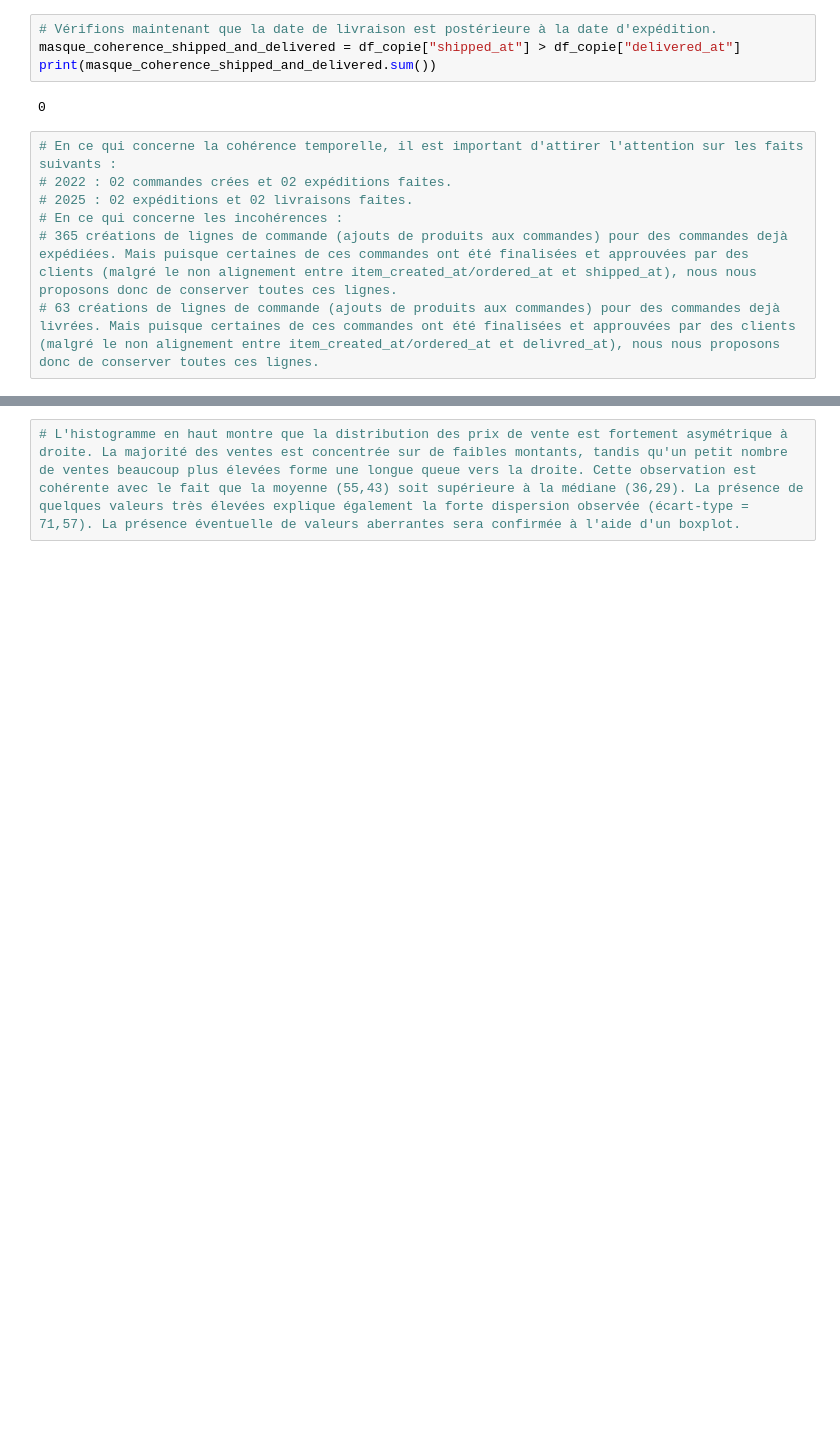
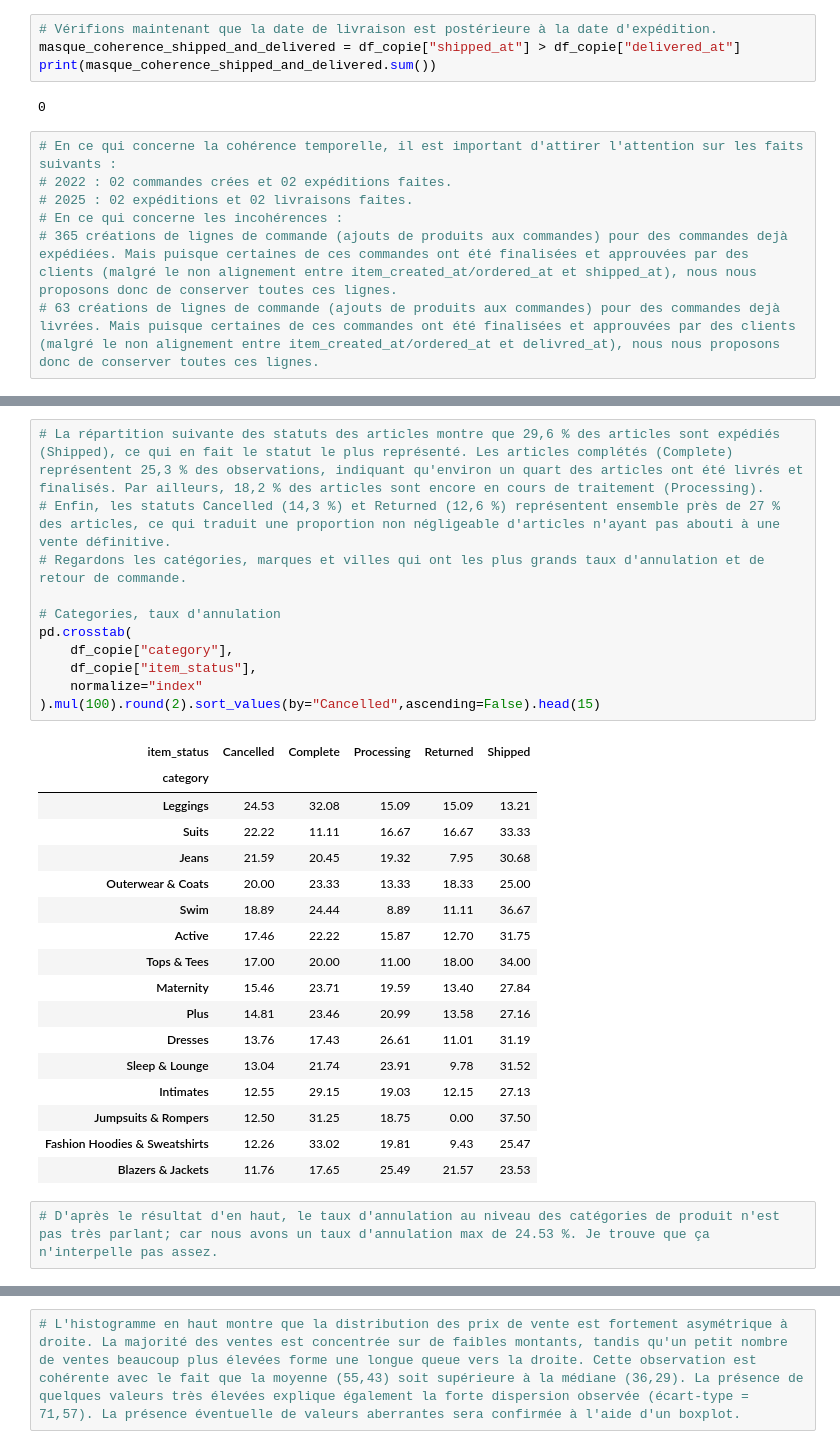
Before and after one commit to glimaleba/projet_thelook, a Jupyter notebook: notebooks/01_EDA_python.ipynb, the cells around one changed output, grey strips where cells are left out. Drawn from its saved outputs; the diff is of its cells as text; blank space fills up the shorter version.

```diff
--- a/notebooks/01_EDA_python.ipynb
+++ b/notebooks/01_EDA_python.ipynb
@@ -377,0 +369,31 @@ print(masque_coherence_shipped_and_delivered.sum())
+# %%
+# La répartition suivante des statuts des articles montre que 29,6 % des articles sont expédiés (Shipped), ce qui en fait le statut le plus représenté. Les articles complétés (Complete) représentent 25,3 % des observations, indiquant qu'environ un quart des articles ont été livrés et finalisés. Par ailleurs, 18,2 % des articles sont encore en cours de traitement (Processing).
+# Enfin, les statuts Cancelled (14,3 %) et Returned (12,6 %) représentent ensemble près de 27 % des articles, ce qui traduit une proportion non négligeable d'articles n'ayant pas abouti à une vente définitive.
+# Regardons les catégories, marques et villes qui ont les plus grands taux d'annulation et de retour de commande.
+
+# Categories, taux d'annulation
+pd.crosstab(
+    df_copie["category"],
+    df_copie["item_status"],
+    normalize="index"
+).mul(100).round(2).sort_values(by="Cancelled",ascending=False).head(15)
+# %% [output]
+| item_status | Cancelled | Complete | Processing | Returned | Shipped |
+| category |  |  |  |  |  |
+| Leggings | 24.53 | 32.08 | 15.09 | 15.09 | 13.21 |
+| Suits | 22.22 | 11.11 | 16.67 | 16.67 | 33.33 |
+| Jeans | 21.59 | 20.45 | 19.32 | 7.95 | 30.68 |
+| Outerwear & Coats | 20.00 | 23.33 | 13.33 | 18.33 | 25.00 |
+| Swim | 18.89 | 24.44 | 8.89 | 11.11 | 36.67 |
+| Active | 17.46 | 22.22 | 15.87 | 12.70 | 31.75 |
+| Tops & Tees | 17.00 | 20.00 | 11.00 | 18.00 | 34.00 |
+| Maternity | 15.46 | 23.71 | 19.59 | 13.40 | 27.84 |
+| Plus | 14.81 | 23.46 | 20.99 | 13.58 | 27.16 |
+| Dresses | 13.76 | 17.43 | 26.61 | 11.01 | 31.19 |
+| Sleep & Lounge | 13.04 | 21.74 | 23.91 | 9.78 | 31.52 |
+| Intimates | 12.55 | 29.15 | 19.03 | 12.15 | 27.13 |
+| Jumpsuits & Rompers | 12.50 | 31.25 | 18.75 | 0.00 | 37.50 |
+| Fashion Hoodies & Sweatshirts | 12.26 | 33.02 | 19.81 | 9.43 | 25.47 |
+| Blazers & Jackets | 11.76 | 17.65 | 25.49 | 21.57 | 23.53 |
+# %%
+# D'après le résultat d'en haut, le taux d'annulation au niveau des catégories de produit n'est pas très parlant; car nous avons un taux d'annulation max de 24.53 %. Je trouve que ça n'interpelle pas assez.
```
Also changed, not shown: parts of 36 cells of this notebook.
